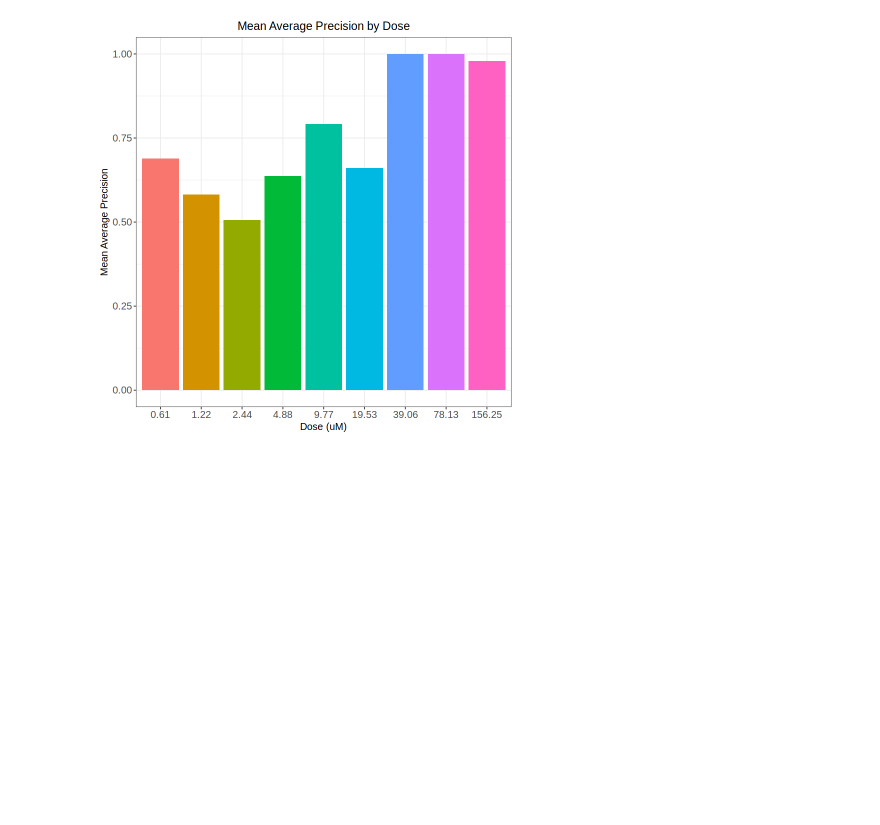
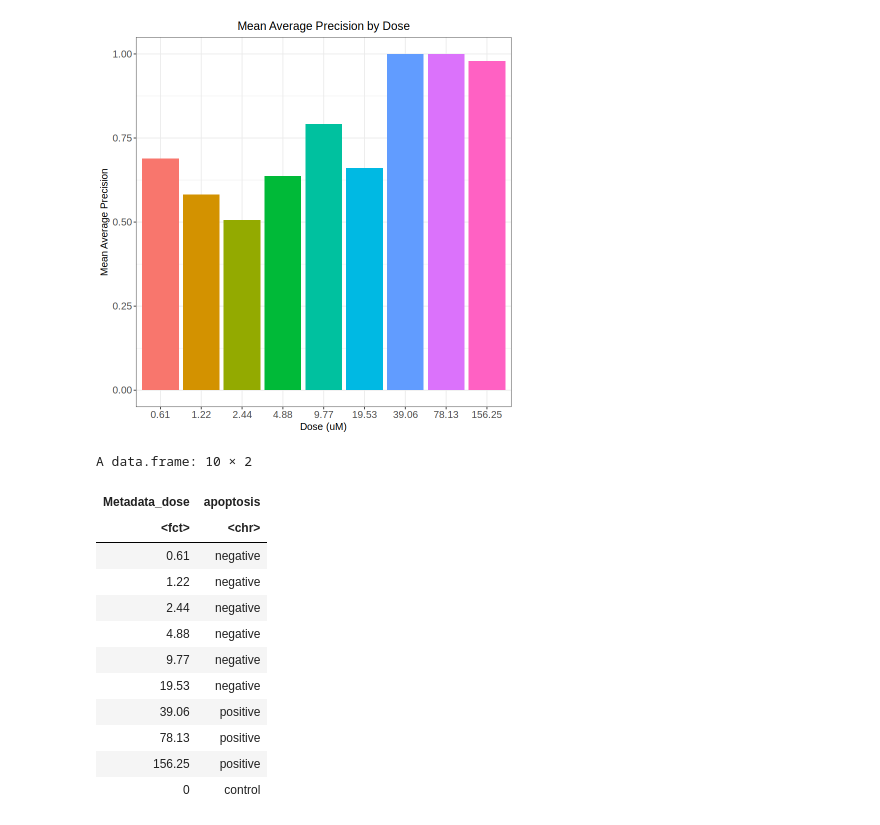
Before and after one commit to WayScience/live_cell_timelapse_apoptosis_analysis, a Jupyter notebook: 1.ground_truth/notebooks/3.plot_mAP.ipynb, the cells around one changed output. Saved outputs shown, nothing was run; the diff lists cells and outputs as text; code cells hidden in the pictures; blank space fills up the shorter version.

Commit message:
add the ground truth

```diff
--- a/1.ground_truth/notebooks/3.plot_mAP.ipynb
+++ b/1.ground_truth/notebooks/3.plot_mAP.ipynb
@@ -60,3 +60,58 @@ ggsave("../figures/mean_average_precision_by_dose.png", plot=map_plot, width=6,
 map_plot
 # %% [output]
 [figure]
+# %%
+# write the ground truth map_df to a csv file
+ground_truth_df <- data.frame(
+    Metadata_dose = map_df$Metadata_dose,
+    mean_average_precision = map_df$mean_average_precision
+)
+ground_truth_df$apoptosis <- "control"
+# change to control negative or positive
+ground_truth_df <- ground_truth_df %>% mutate(
+    apoptosis = ifelse(mean_average_precision > 0.8, "positive", "negative")
+)
+# drop the mean_average_precision column
+ground_truth_df <- ground_truth_df %>% select(-mean_average_precision)
+# sort by Metadata_dose
+# add the 0 dose row
+ground_truth_df <- ground_truth_df %>% add_row(
+    Metadata_dose = "0",
+    apoptosis = "control"
+)
+ground_truth_df$Metadata_dose <- factor(
+    ground_truth_df$Metadata_dose,
+    levels = c(
+        "0",
+        "0.61",
+        "1.22",
+        "2.44",
+        "4.88",
+        "9.77",
+        "19.53",
+        "39.06",
+        "78.13",
+        "156.25"
+    )
+)
+
+ground_truth_df
+write.csv(
+    ground_truth_df,
+    file = "../data/0.ground_truth/ground_truth.csv",
+    row.names = FALSE
+)
+# %% [output]
+A data.frame: 10 × 2
+| Metadata_dose | apoptosis |
+| <fct> | <chr> |
+| 0.61 | negative |
+| 1.22 | negative |
+| 2.44 | negative |
+| 4.88 | negative |
+| 9.77 | negative |
+| 19.53 | negative |
+| 39.06 | positive |
+| 78.13 | positive |
+| 156.25 | positive |
+| 0 | control |
```
Also changed, not shown: 2 other files.
